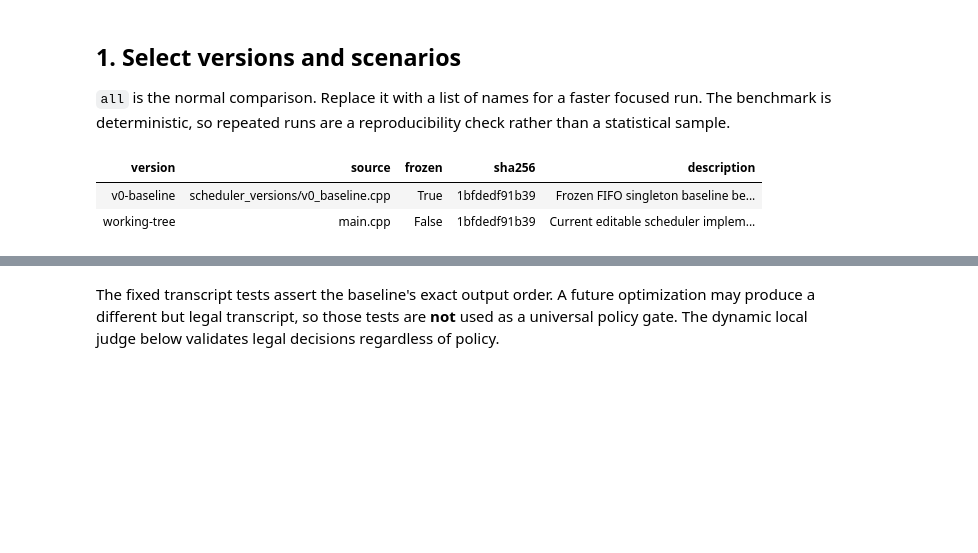
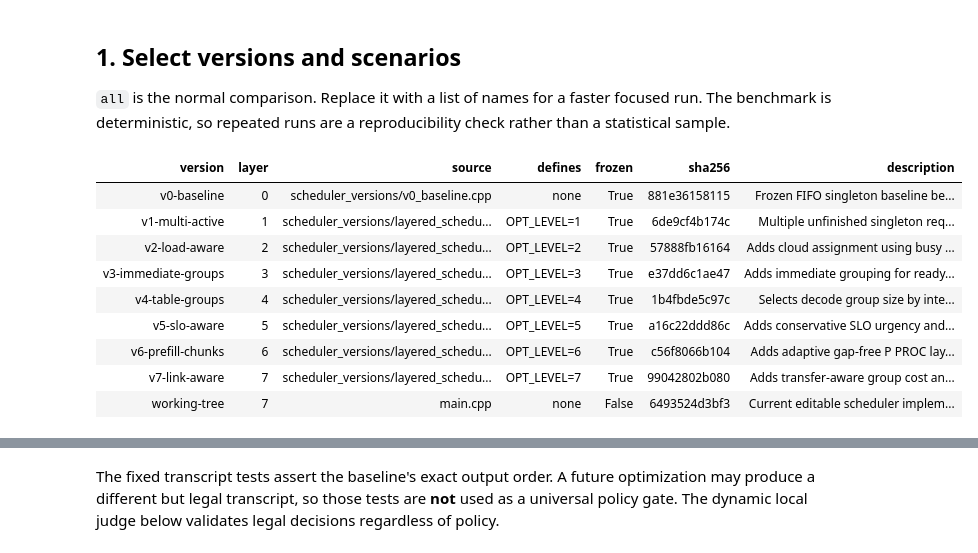
Before and after one commit to AadiK12/CodeForces-Edge-Collaborative-Scheduling, a Jupyter notebook: notebooks/scheduler_benchmark_workbench.ipynb, the cells around one changed output, grey strips where cells are left out. Drawn from its saved outputs; the diff is of its cells as text; code cells hidden in the pictures; blank space fills up the shorter version.

Commit message:
scheduler optimizations

```diff
--- a/notebooks/scheduler_benchmark_workbench.ipynb
+++ b/notebooks/scheduler_benchmark_workbench.ipynb
@@ -139,37 +139,48 @@ assert REFERENCE_VERSION in version_names
 if VERSIONS_TO_RUN == "all":
     selected_versions = registered_versions
 else:
     requested_versions = set(VERSIONS_TO_RUN)
     unknown_versions = requested_versions.difference(version_names)
     assert not unknown_versions, f"Unknown versions: {sorted(unknown_versions)}"
     selected_versions = [
         version for version in registered_versions if version["name"] in requested_versions
     ]
     if REFERENCE_VERSION not in requested_versions:
         selected_versions.insert(
             0, next(version for version in registered_versions if version["name"] == REFERENCE_VERSION)
         )
 
 version_rows = []
 for version in selected_versions:
     source_path = REPO_ROOT / version["source"]
     assert source_path.is_file(), f"Missing source: {source_path}"
-    source_hash = hashlib.sha256(source_path.read_bytes()).hexdigest()
+    compile_defines = version.get("compile_defines", [])
+    hash_input = source_path.read_bytes() + json.dumps(compile_defines, sort_keys=True).encode()
+    source_hash = hashlib.sha256(hash_input).hexdigest()
     version_rows.append(
         {
             "version": version["name"],
+            "layer": version.get("layer", 0),
             "source": version["source"],
+            "defines": ", ".join(compile_defines) or "none",
             "frozen": version["frozen"],
             "sha256": source_hash[:12],
             "description": version["description"],
         }
     )
 
 display_table(version_rows)
 # %% [output]
-| version | source | frozen | sha256 | description |
-| v0-baseline | scheduler_versions/v0_baseline.cpp | True | 1bfdedf91b39 | Frozen FIFO singleton baseline be... |
-| working-tree | main.cpp | False | 1bfdedf91b39 | Current editable scheduler implem... |
+| version | layer | source | defines | frozen | sha256 | description |
+| v0-baseline | 0 | scheduler_versions/v0_baseline.cpp | none | True | 881e36158115 | Frozen FIFO singleton baseline be... |
+| v1-multi-active | 1 | scheduler_versions/layered_schedu... | OPT_LEVEL=1 | True | 6de9cf4b174c | Multiple unfinished singleton req... |
+| v2-load-aware | 2 | scheduler_versions/layered_schedu... | OPT_LEVEL=2 | True | 57888fb16164 | Adds cloud assignment using busy ... |
+| v3-immediate-groups | 3 | scheduler_versions/layered_schedu... | OPT_LEVEL=3 | True | e37dd6c1ae47 | Adds immediate grouping for ready... |
+| v4-table-groups | 4 | scheduler_versions/layered_schedu... | OPT_LEVEL=4 | True | 1b4fbde5c97c | Selects decode group size by inte... |
+| v5-slo-aware | 5 | scheduler_versions/layered_schedu... | OPT_LEVEL=5 | True | a16c22ddd86c | Adds conservative SLO urgency and... |
+| v6-prefill-chunks | 6 | scheduler_versions/layered_schedu... | OPT_LEVEL=6 | True | c56f8066b104 | Adds adaptive gap-free P PROC lay... |
+| v7-link-aware | 7 | scheduler_versions/layered_schedu... | OPT_LEVEL=7 | True | 99042802b080 | Adds transfer-aware group cost an... |
+| working-tree | 7 | main.cpp | none | False | 6493524d3bf3 | Current editable scheduler implem... |
 # %%
 all_scenario_paths = sorted(SCENARIO_DIR.glob("*.json"))
 scenario_data = {json.loads(path.read_text())["name"]: json.loads(path.read_text()) for path in all_scenario_paths}
```
Also changed, not shown: parts of 21 cells of this notebook, 23 other files.
